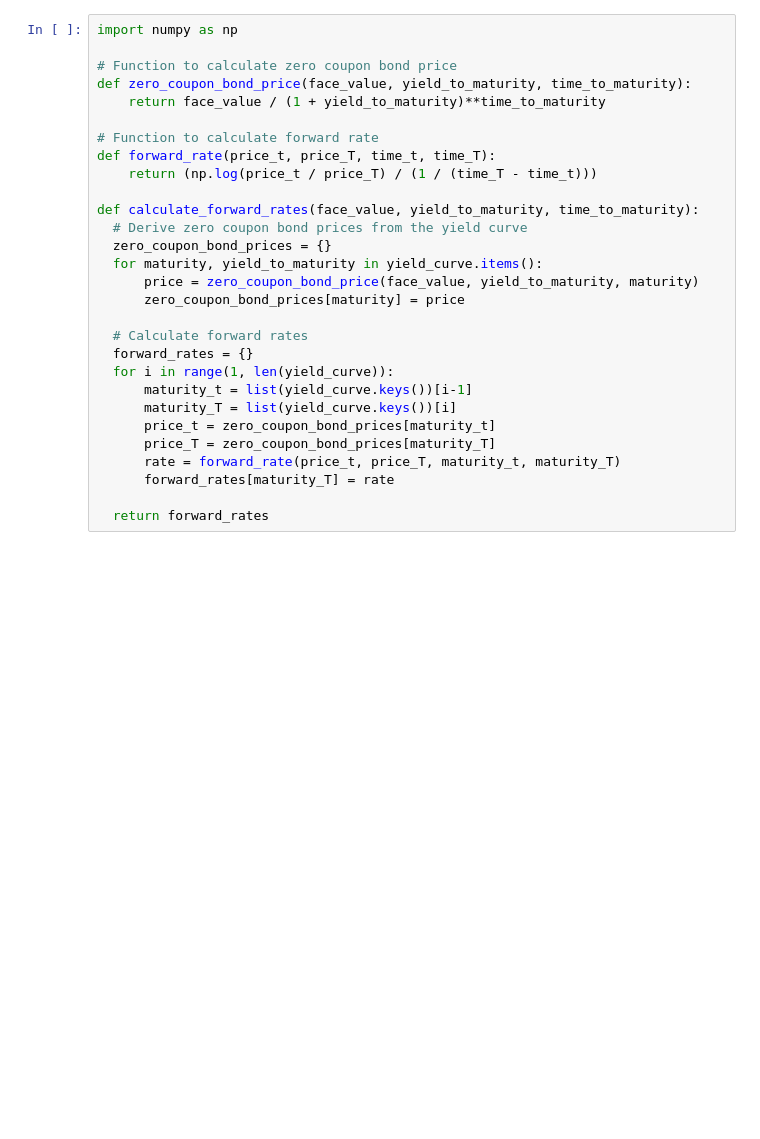
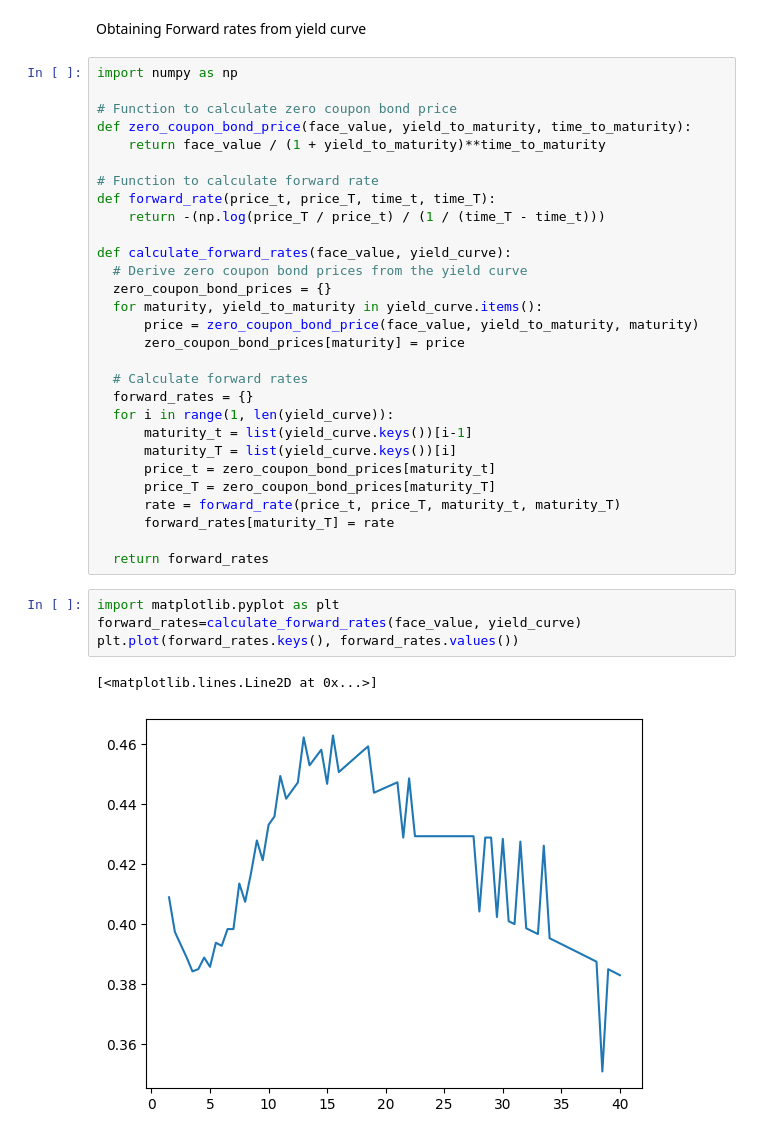
Before and after one commit to jenasatwik/Pricing_financial_instruments, a Jupyter notebook: Hull_White_Model.ipynb, the cells around one changed output. Cells and saved outputs as stored; diff of their text form; blank space fills up the shorter version.

Commit message:
forward rates derived

```diff
--- a/Hull_White_Model.ipynb
+++ b/Hull_White_Model.ipynb
@@ -84,3 +86,5 @@ yield_curve= {
+# %% [markdown]
+Obtaining Forward rates from yield curve
 # %%
 import numpy as np
 
@@ -90,9 +94,9 @@ def zero_coupon_bond_price(face_value, yield_to_maturity, time_to_maturity):
 
 # Function to calculate forward rate
 def forward_rate(price_t, price_T, time_t, time_T):
-    return (np.log(price_t / price_T) / (1 / (time_T - time_t)))
+    return -(np.log(price_T / price_t) / (1 / (time_T - time_t)))
 
-def calculate_forward_rates(face_value, yield_to_maturity, time_to_maturity):
+def calculate_forward_rates(face_value, yield_curve):
   # Derive zero coupon bond prices from the yield curve
   zero_coupon_bond_prices = {}
   for maturity, yield_to_maturity in yield_curve.items():
@@ -110,3 +114,10 @@ def calculate_forward_rates(face_value, yield_to_maturity, time_to_maturity):
       forward_rates[maturity_T] = rate
 
   return forward_rates
+# %%
+import matplotlib.pyplot as plt
+forward_rates=calculate_forward_rates(face_value, yield_curve)
+plt.plot(forward_rates.keys(), forward_rates.values())
+# %% [output]
+[<matplotlib.lines.Line2D at 0x...>]
+[figure, added]
```
Also changed, not shown: parts of 6 cells of this notebook.
